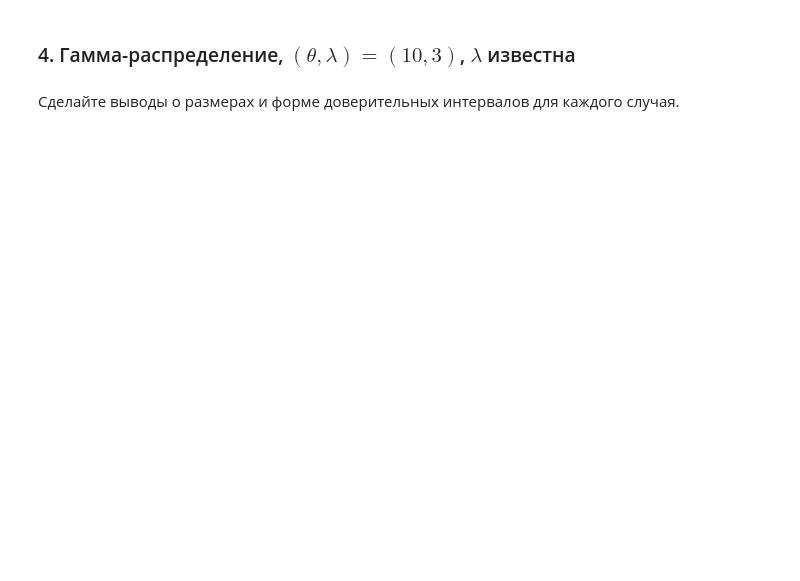
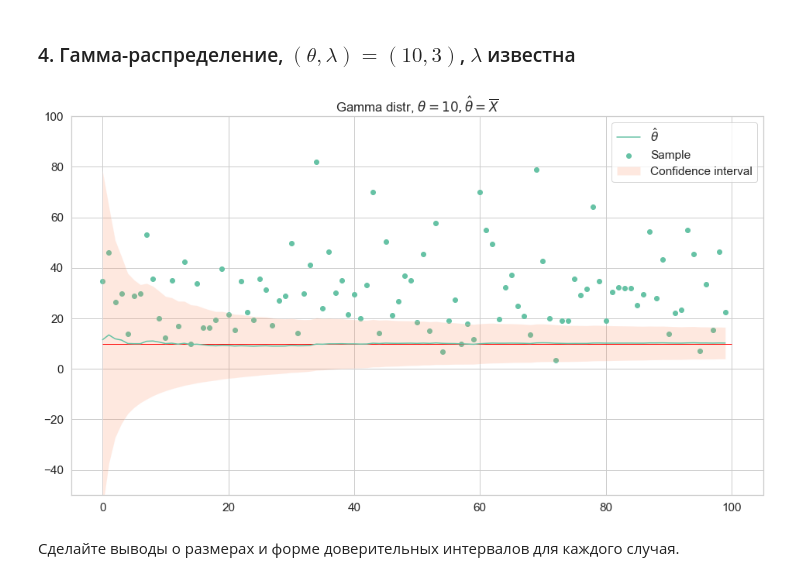
Before and after one commit to 15Andrew43/Statistics, a Jupyter notebook: assignment4.ipynb, the cells around one changed output. Cells and saved outputs as stored; diff of their text form; code cells hidden in the pictures; blank space fills up the shorter version.

```diff
--- a/assignment4.ipynb
+++ b/assignment4.ipynb
@@ -166,22 +171,29 @@ draw_confidence_interval(
 # %%
 # YOUR CODE GOES HERE
 
-def get_confidence_interval_gamma(estimations, alpha=0.95):
+def get_confidence_interval_gamma(estimations, theta, alpha=0.95):
     n = np.arange(1, estimations.size + 1)
-    diff = [np.sqrt(estimations / n) * sps.norm.ppf((1 + alpha) / 2),
-    np.sqrt(estimations / n) * sps.norm.ppf((1 - alpha) / 2)]
+    diff = [
+        theta * np.sqrt(estimations / n) * sps.norm.ppf((1 + alpha) / 2),
+        theta * np.sqrt(estimations / n) * sps.norm.ppf((1 - alpha) / 2)
+    ]
     return np.array([estimations - diff[0], estimations - diff[1]])
 
 class Mean:
+    def __init__(self, c):
+        self.c = c
     def accumulate(self, sample):
-        return np.array([np.mean(sample[:i]) for i in range(1, len(sample) + 1)])
+        return np.array([self.c * np.mean(sample[:i]) for i in range(1, len(sample) + 1)])
 # %%
 draw_confidence_interval(
-    'Poiss distr, $\\theta =10, \hat{\\theta} = \\overline{X}$',
-    sps.poisson(10),
-    Mean(),
+    'Gamma distr, $\\theta =10, \hat{\\theta} = \\overline{X}$',
+    sps.gamma(a = 3, scale = 10),
+    10,
+    Mean(1 / 3),
     get_confidence_interval_gamma,
-    ylim=(-1, 20)
+    ylim=(-50, 100)
 )
+# %% [output]
+[figure, added]
 # %% [markdown]
 Сделайте выводы о размерах и форме доверительных интервалов для каждого случая.
```
Also changed, not shown: parts of 8 cells of this notebook.
